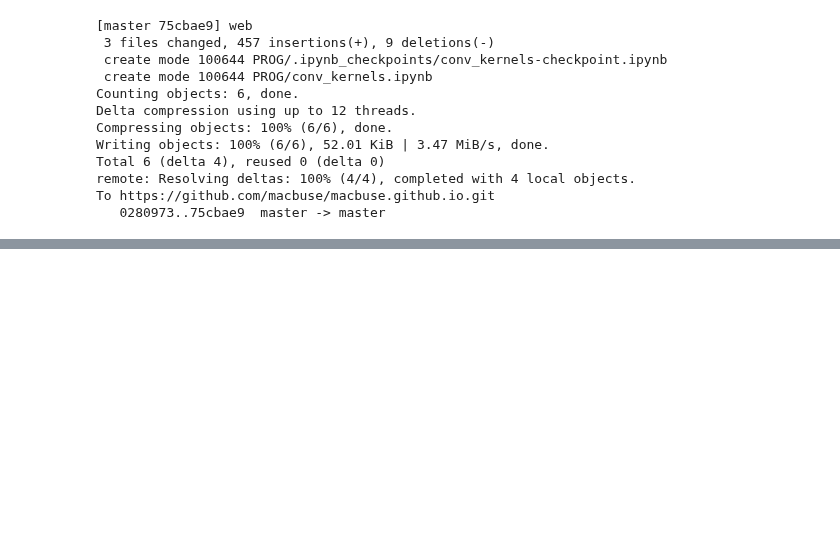
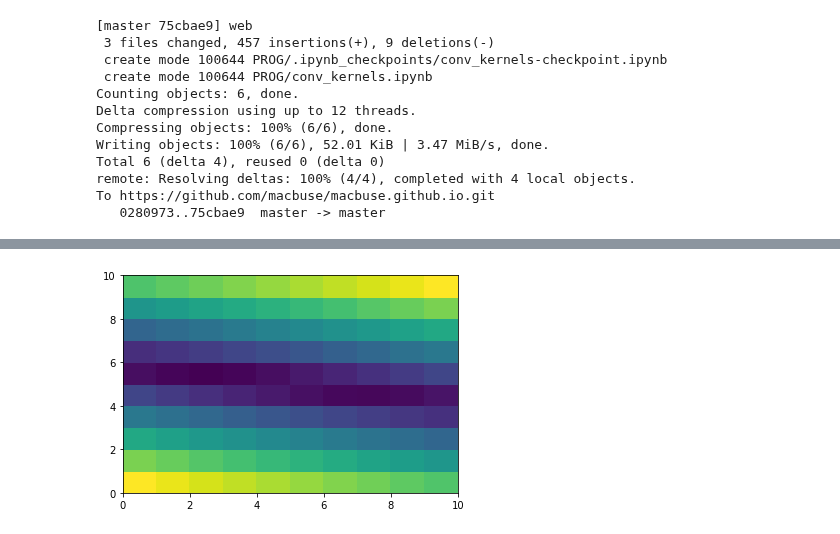
Before and after one commit to macbuse/macbuse.github.io, a Jupyter notebook: PROG/conv_kernels.ipynb, the cells around one changed output, grey strips where cells are left out. Cells and saved outputs as stored; diff of their text form; code cells hidden in the pictures; blank space fills up the shorter version.

```diff
--- a/PROG/conv_kernels.ipynb
+++ b/PROG/conv_kernels.ipynb
@@ -158,0 +188,12 @@ To https://github.com/macbuse/macbuse.github.io.git
+# %%
+A = np.linspace(0,4,10)
+B = np.linspace(-4,4, 10)
+
+M = [(a,b) for a in A
+           for b in B]
+# %%
+M = [ np.linalg.norm((a*X + b) - Y) for a in A
+                                  for b in B]
+plt.pcolor(np.array(M).reshape(10,10));
+# %% [output]
+[figure, added]
```
Also changed, not shown: parts of 11 cells of this notebook.
